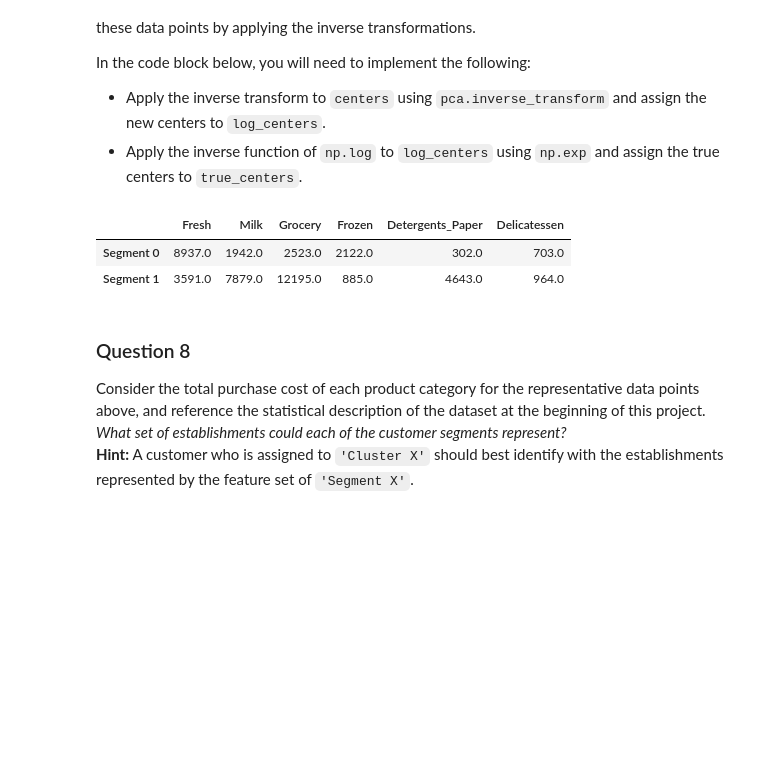
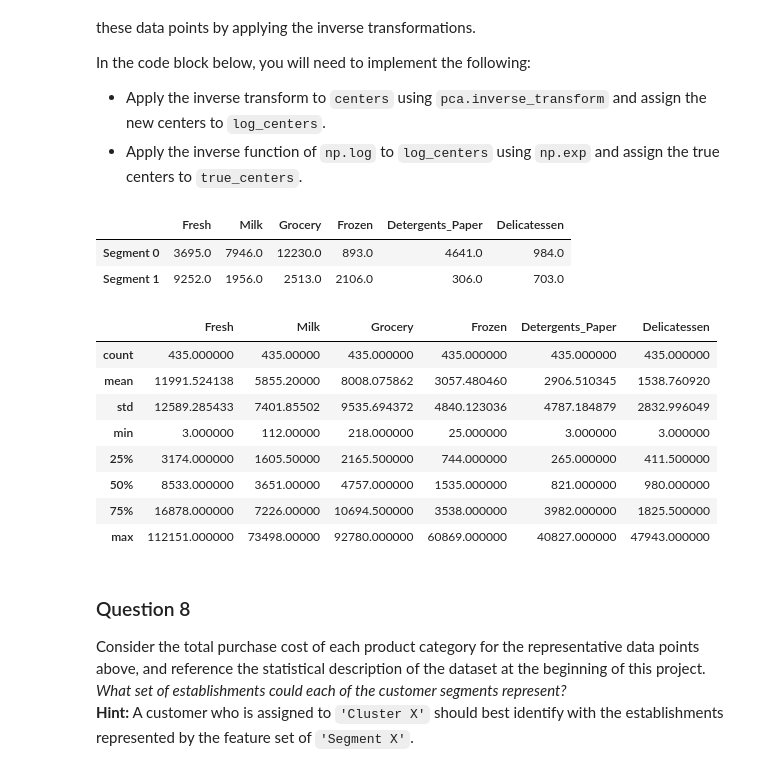
Before and after one commit to Daard/ML-Nanodegree, a Jupyter notebook: creating_customer_segments/customer_segments.ipynb, the cells around one changed output. Saved outputs shown, nothing was run; the diff lists cells and outputs as text; code cells hidden in the pictures; blank space fills up the shorter version.

```diff
--- a/creating_customer_segments/customer_segments.ipynb
+++ b/creating_customer_segments/customer_segments.ipynb
@@ -65,6 +65,10 @@ indices = [data['Delicatessen'].argmax(),
 samples = pd.DataFrame(data.loc[indices], columns = data.keys()).reset_index(drop = True)
 print "Chosen samples of wholesale customers dataset:"
 display(samples)
+
+samples_bar = samples.append(data.describe().loc['mean'])
+samples_bar.index = indices + ['mean']
+_ = samples_bar.plot(kind='bar', figsize=(14,6))
 # %% [output]
 Chosen samples of wholesale customers dataset:
 |  | Fresh | Milk | Grocery | Frozen | Detergents_Paper | Delicatessen |
@@ -221,7 +227,7 @@ all = [66, 95, 96, 218, 338,
        38, 65, 420,
        75, 122, 142, 154, 161, 177, 204, 237, 289, 338, 356, 402,
        66, 109, 128, 137, 142, 154, 184, 187, 203, 233, 285, 289]
-outliers  = [75, 154, 289]
+outliers  = [66, 75, 154, 289, 338]
 
 # Remove the outliers, if any were specified
 good_data = log_data.drop(log_data.index[outliers]).reset_index(drop = True)
@@ -418,19 +433,30 @@ In the code block below, you will need to implement the following:
 # %%
 # TODO: Inverse transform the centers
 log_centers = pca.inverse_transform(centers)
 
 # TODO: Exponentiate the centers
 true_centers = np.exp(log_centers)
 
 # Display the true centers
 segments = ['Segment {}'.format(i) for i in range(0,len(centers))]
 true_centers = pd.DataFrame(np.round(true_centers), columns = data.keys())
 true_centers.index = segments
+
 display(true_centers)
+display(np.exp(good_data).describe())
 # %% [output]
 |  | Fresh | Milk | Grocery | Frozen | Detergents_Paper | Delicatessen |
-| Segment 0 | 8937.0 | 1942.0 | 2523.0 | 2122.0 | 302.0 | 703.0 |
-| Segment 1 | 3591.0 | 7879.0 | 12195.0 | 885.0 | 4643.0 | 964.0 |
+| Segment 0 | 3695.0 | 7946.0 | 12230.0 | 893.0 | 4641.0 | 984.0 |
+| Segment 1 | 9252.0 | 1956.0 | 2513.0 | 2106.0 | 306.0 | 703.0 |
+|  | Fresh | Milk | Grocery | Frozen | Detergents_Paper | Delicatessen |
+| count | 435.000000 | 435.00000 | 435.000000 | 435.000000 | 435.000000 | 435.000000 |
+| mean | 11991.524138 | 5855.20000 | 8008.075862 | 3057.480460 | 2906.510345 | 1538.760920 |
+| std | 12589.285433 | 7401.85502 | 9535.694372 | 4840.123036 | 4787.184879 | 2832.996049 |
+| min | 3.000000 | 112.00000 | 218.000000 | 25.000000 | 3.000000 | 3.000000 |
+| 25% | 3174.000000 | 1605.50000 | 2165.500000 | 744.000000 | 265.000000 | 411.500000 |
+| 50% | 8533.000000 | 3651.00000 | 4757.000000 | 1535.000000 | 821.000000 | 980.000000 |
+| 75% | 16878.000000 | 7226.00000 | 10694.500000 | 3538.000000 | 3982.000000 | 1825.500000 |
+| max | 112151.000000 | 73498.00000 | 92780.000000 | 60869.000000 | 40827.000000 | 47943.000000 |
 # %% [markdown]
 ### Question 8
 Consider the total purchase cost of each product category for the representative data points above, and reference the statistical description of the dataset at the beginning of this project. *What set of establishments could each of the customer segments represent?*
```
Also changed, not shown: parts of 24 cells of this notebook, 1 other file.
